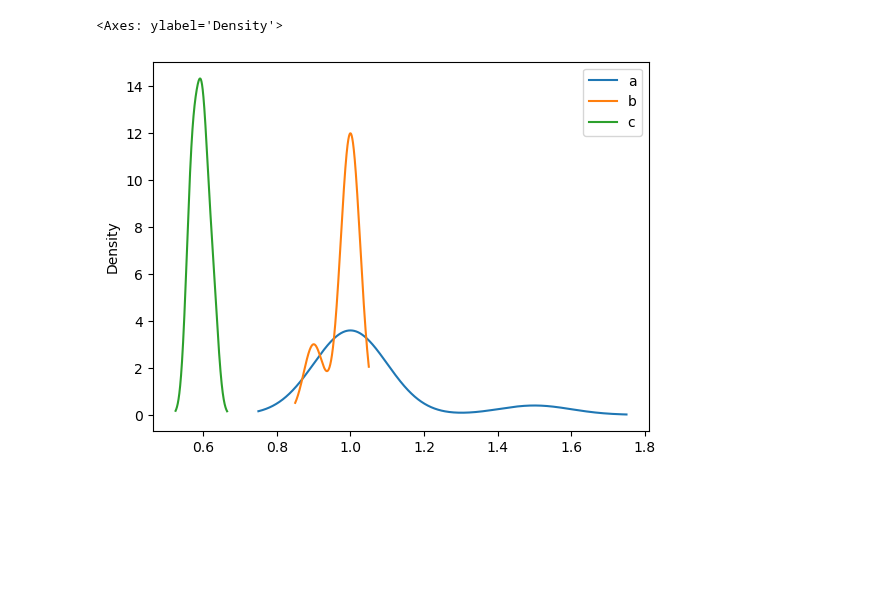
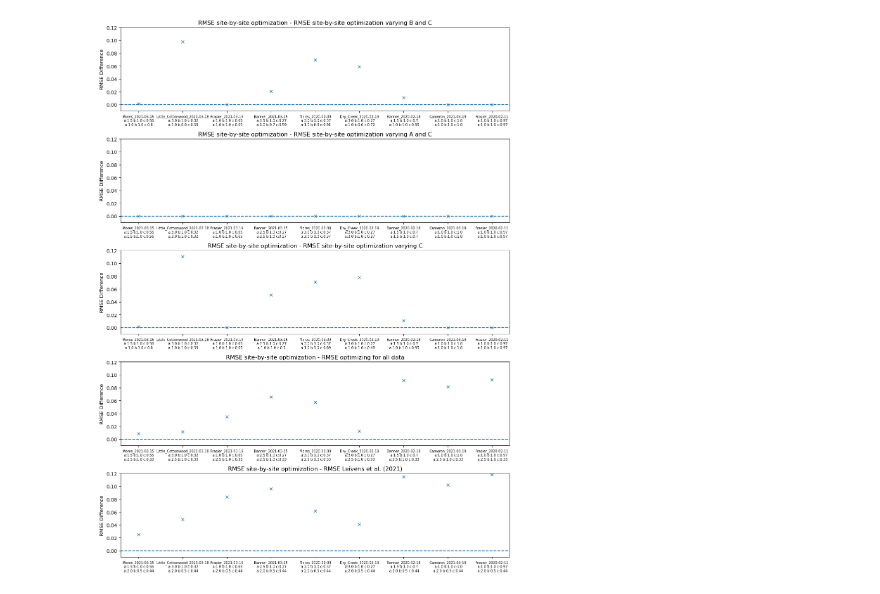
Before and after one commit to SnowEx/spicy-snow, a Jupyter notebook: contrib/keskinen/sandbox.ipynb, the cells around one changed output. Saved outputs shown, nothing was run; the diff lists cells and outputs as text; code cells hidden in the pictures; blank space fills up the shorter version.

Commit message:
optimizing methods RMSE compare

```diff
--- a/contrib/keskinen/sandbox.ipynb
+++ b/contrib/keskinen/sandbox.ipynb
@@ -62,5 +1,38 @@ for i in range(10):
-# %%
-df.drop('rmse', axis = 1).plot.kde()
-# %% [output]
-<Axes: ylabel='Density'>
-[figure, removed]
+# %%
+import numpy as np
+import pandas as pd
+import matplotlib.pyplot as plt
+from pathlib import Path
+from sklearn.metrics import mean_squared_error
+
+res_dir = Path('/bsuhome/zacharykeskinen/spicy-snow/results/site_param_rmses/')
+# %%
+dfs = {}
+for res in res_dir.glob('*.csv'):
+    df = pd.read_csv(res, index_col = 0)
+    dfs[res.stem] = df
+# %%
+fig, axes = plt.subplots(5, 1, figsize = (12, 16))
+
+for i, (col1, col2) in enumerate([['varying_all', 'varying_b_c'], ['varying_all', 'varying_a_c'], ['varying_all', 'varying_c'], ['varying_all', 'all_sites'], ['varying_all','leivens_params']]):
+    diff = dfs[col2]['rmse'] - dfs[col1]['rmse']
+    param_index = dfs['varying_all'].index + '\n a:' +dfs[col1].a.astype(str) + ' b:' +dfs[col1].b.astype(str) + ' c:' +dfs[col1].c.astype(str) + '\n' + ' a:' +dfs[col2].a.astype(str) + ' b:' +dfs[col2].b.astype(str) + ' c:' +dfs[col2].c.astype(str)
+    diff = diff.set_axis(param_index.values)
+    diff.plot(linestyle = 'None', marker = 'x', ax = axes[i])
+
+axes[0].set_title('RMSE site-by-site optimization - RMSE site-by-site optimization varying B and C')
+axes[1].set_title('RMSE site-by-site optimization - RMSE site-by-site optimization varying A and C')
+axes[2].set_title('RMSE site-by-site optimization - RMSE site-by-site optimization varying C')
+axes[3].set_title('RMSE site-by-site optimization - RMSE optimizing for all data')
+axes[4].set_title('RMSE site-by-site optimization - RMSE Leivens et al. (2021)')
+
+for ax in axes:
+    ax.set_ylabel('RMSE Difference')
+    ax.set_ylim(-0.01, 0.12)
+    ax.tick_params(axis='x', labelrotation = 0, labelsize = 7)
+    ax.axhline(0, linestyle = 'dashed')
+
+plt.tight_layout()
+plt.savefig('/bsuhome/zacharykeskinen/spicy-snow/images/site_specific_params/optimization_rmse_compare.png')
+# %% [output]
+[figure, added]
```
Also changed, not shown: parts of 3 cells of this notebook, 14 other files.
